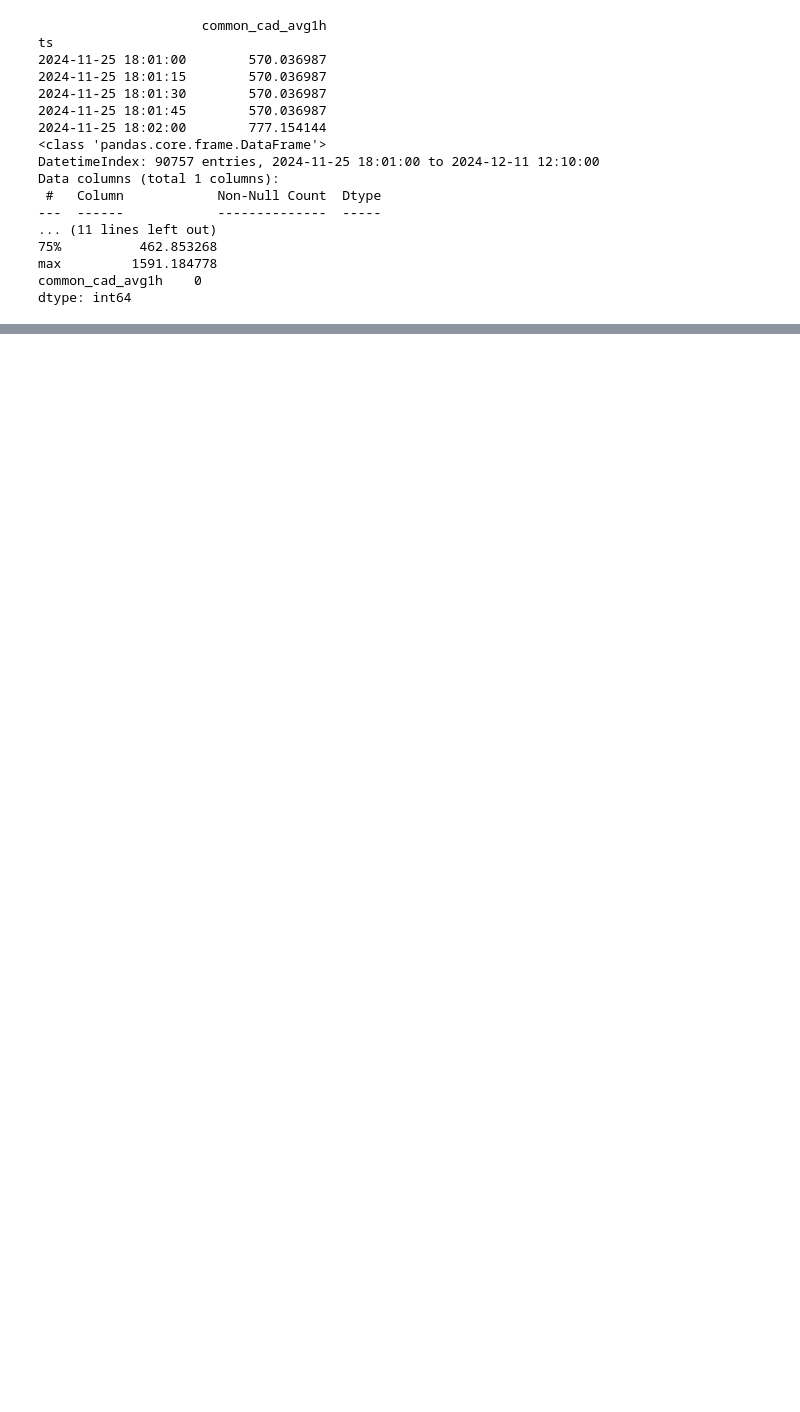
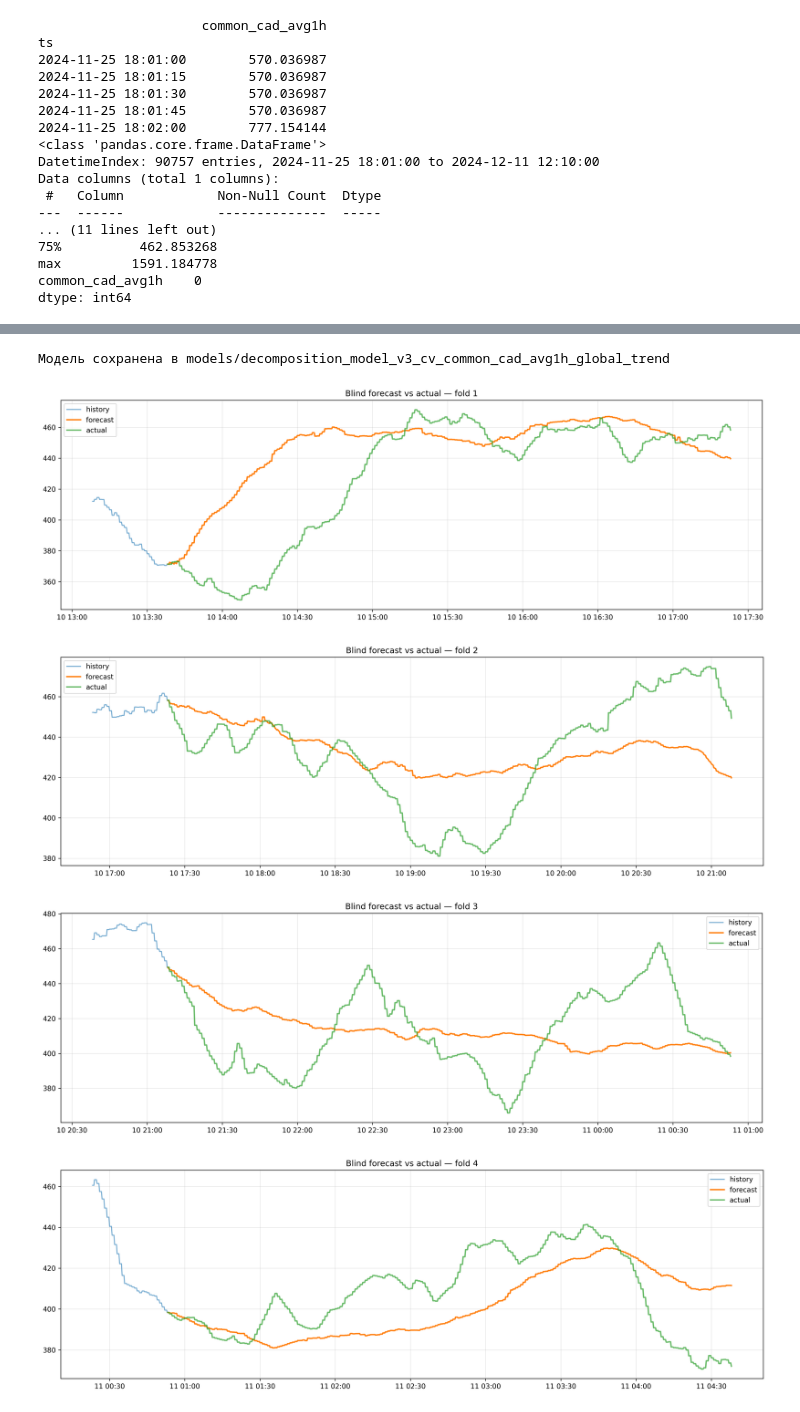
Before and after one commit to nikborovets/realtime_anomaly_analytics, a Jupyter notebook: catboost_recursive_cad_decomposition_avg.ipynb, the cells around one changed output, grey strips where cells are left out. Drawn from its saved outputs; the diff is of its cells as text; code cells hidden in the pictures; blank space fills up the shorter version.

```diff
--- a/catboost_recursive_cad_decomposition_avg.ipynb
+++ b/catboost_recursive_cad_decomposition_avg.ipynb
@@ -56,7 +56,7 @@ df = clean_timeseries(df, 'common_cad_avg1h')   # вместо блока 0‑3
 # %%
 import logging
 
-model_name = "decomposition_model_v2_cv_common_cad_avg1h_local_trend_9000"
+model_name = "decomposition_model_v3_cv_common_cad_avg1h_global_trend"
 
 os.makedirs(f"plots/{model_name}", exist_ok=True)
 logging.basicConfig(
@@ -140,7 +99,7 @@ logging.info(f"Размер для hold-out теста: {len(df_hold)}")
 # %%
 # ── Кросс-валидация с TimeSeriesSplit ─────────────────────────────────
 n_splits = 5 # Количество фолдов для кросс-валидации
-tscv = TimeSeriesSplit(n_splits=n_splits, test_size=9000)
+tscv = TimeSeriesSplit(n_splits=n_splits, test_size=900)
 
 metrics_list = []
 logging.info(f"Запускаю кросс-валидацию на {n_splits} фолдах...")
@@ -157,7 +116,7 @@ for i, (train_index, val_index) in enumerate(tscv.split(df_for_cv)):
     # Модель для фолда
     model_fold = DecompositionImprovedTrendModel(
         horizon=len(df_val_fold), # Горизонт равен размеру валидационного сета
-        trend_model_type='local',
+        trend_model_type='global',
         trend_window_size=960,
         iterations=1000
     )
@@ -209,7 +168,7 @@ else:
 logging.info("\nНачинаю обучение финальной модели на всех данных train+val...")
 final_model = DecompositionImprovedTrendModel(
     horizon=len(df_hold), # Горизонт прогноза равен размеру hold-out
-    trend_model_type='local',
+    trend_model_type='global',
     trend_window_size=960,
     iterations=1000
 )
@@ -241,0 +202,5 @@ final_model.save(model_name)
+Модель сохранена в models/decomposition_model_v3_cv_common_cad_avg1h_global_trend
+[figure, added]
+[figure, added]
+[figure, added]
+[figure, added]
```
Also changed, not shown: parts of 12 cells of this notebook, 34 other files.
